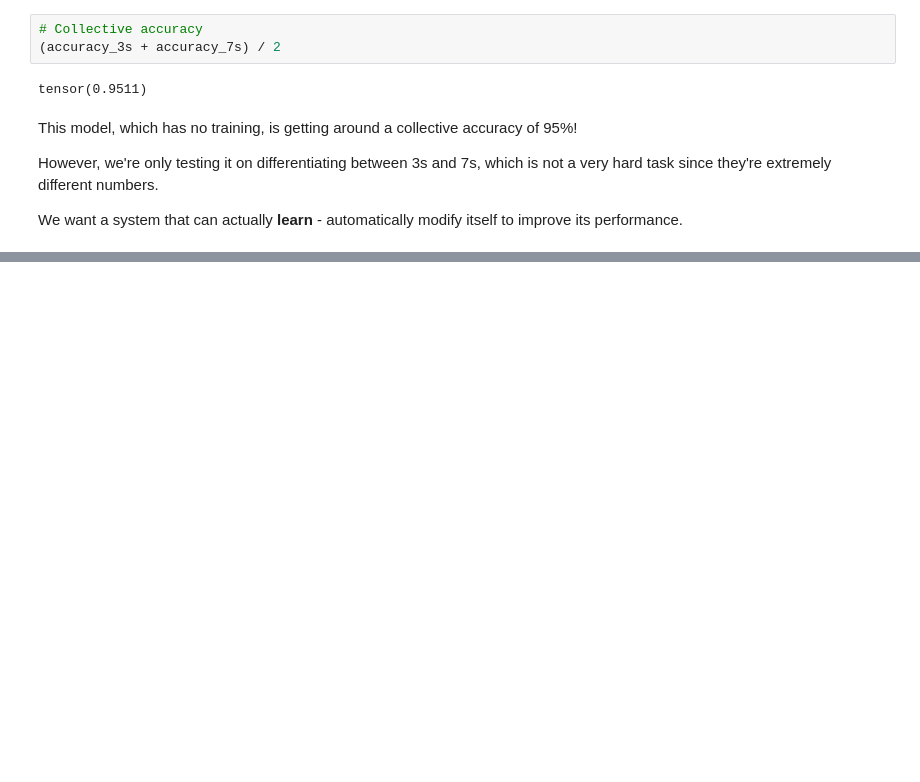
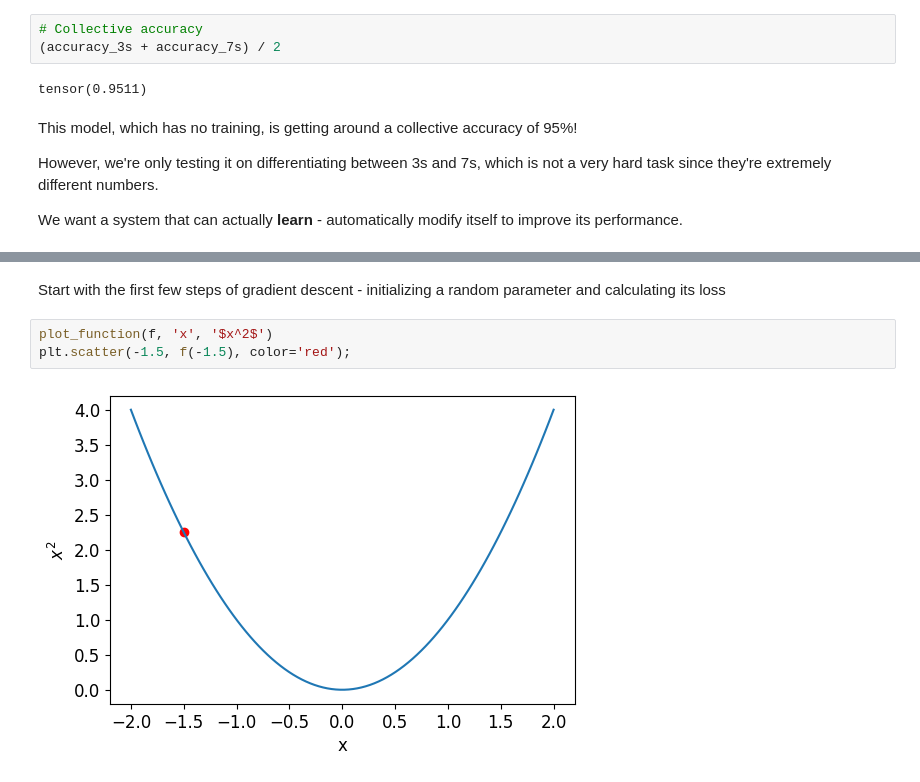
Before and after one commit to abhayratti/fastai-notes, a Jupyter notebook: lesson-3-neural-net-foundations/Chapter4Notes.ipynb, the cells around one changed output, grey strips where cells are left out. Saved outputs shown, nothing was run; the diff lists cells and outputs as text; blank space fills up the shorter version.

```diff
--- a/lesson-3-neural-net-foundations/Chapter4Notes.ipynb
+++ b/lesson-3-neural-net-foundations/Chapter4Notes.ipynb
@@ -341,0 +381,7 @@ We want a system that can actually **learn** - automatically modify itself to im
+# %% [markdown]
+Start with the first few steps of gradient descent - initializing a random parameter and calculating its loss
+# %%
+plot_function(f, 'x', '$x^2$')
+plt.scatter(-1.5, f(-1.5), color='red');
+# %% [output]
+[figure, added]
```
Also changed, not shown: parts of 16 cells of this notebook.
